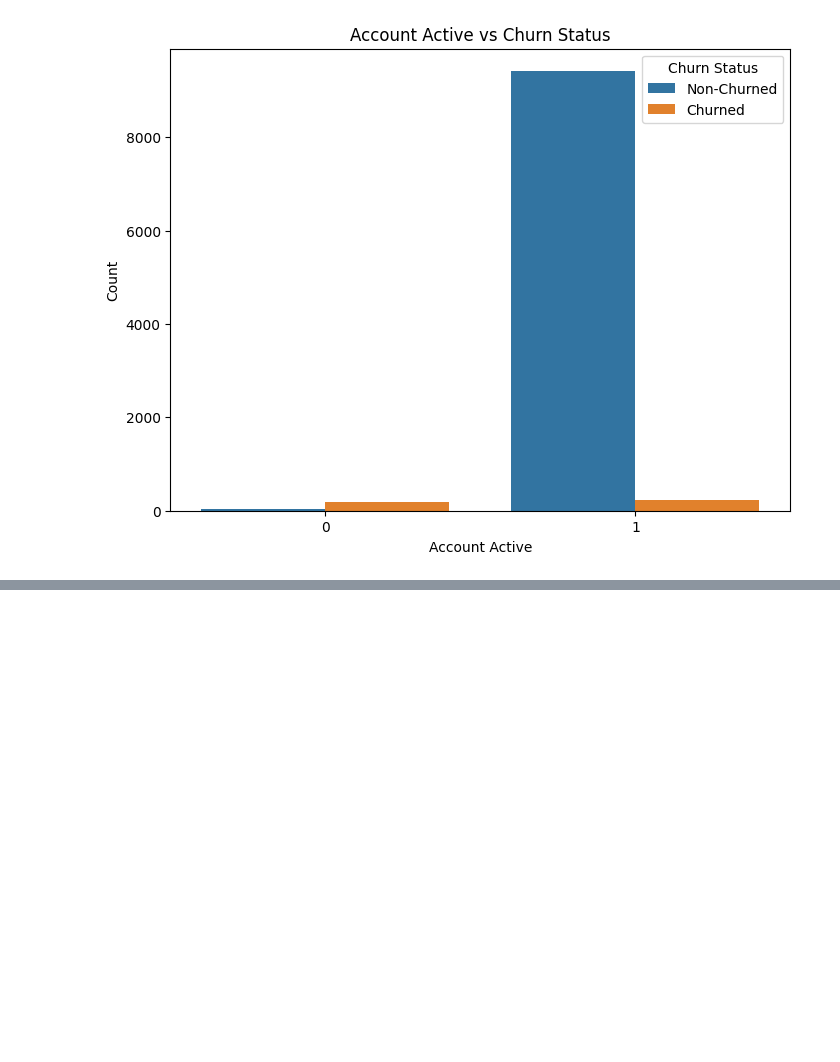
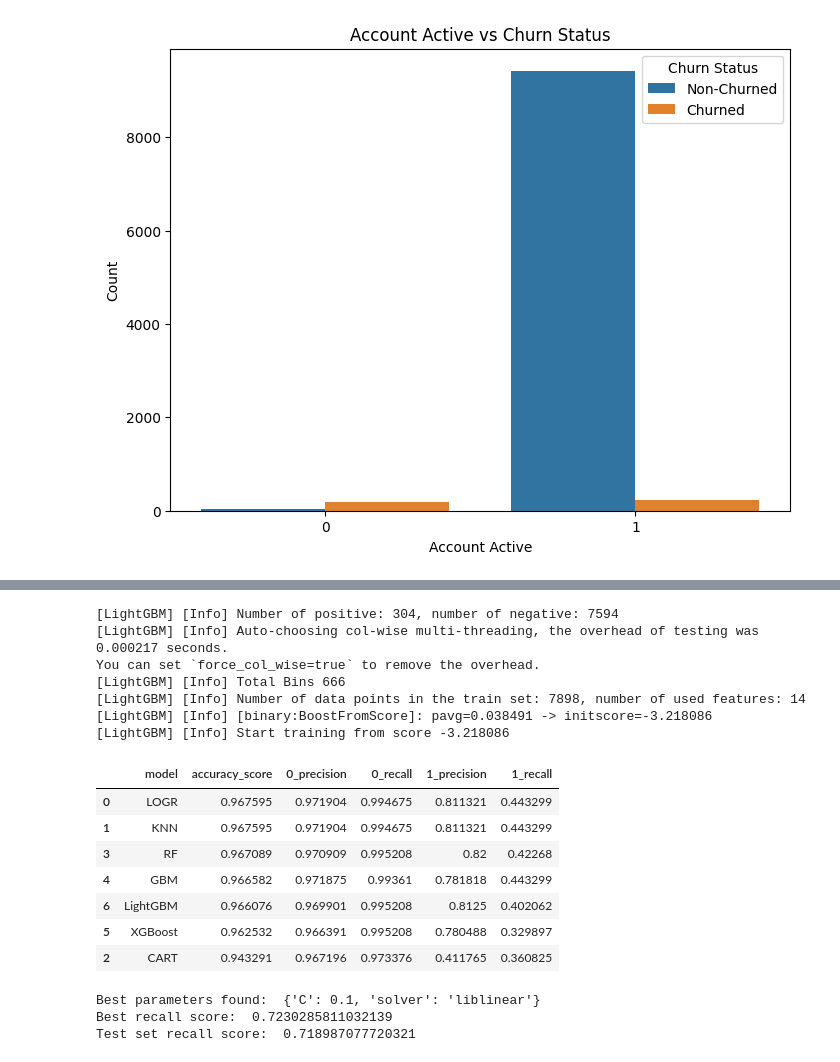
Before and after one commit to andrew250402/DSA3101-Project, a Jupyter notebook: Abu/Churn_Prediction.ipynb, the cells around one changed output, grey strips where cells are left out. Saved outputs shown, nothing was run; the diff lists cells and outputs as text; code cells hidden in the pictures; blank space fills up the shorter version.

```diff
--- a/Abu/Churn_Prediction.ipynb
+++ b/Abu/Churn_Prediction.ipynb
@@ -158,0 +188,68 @@ plt.show()
+# %%
+models = []
+models.append(('LOGR',LogisticRegression()))
+models.append(('KNN',KNeighborsClassifier()))
+models.append(('CART',DecisionTreeClassifier()))
+models.append(('RF',RandomForestClassifier()))
+models.append(('GBM',GradientBoostingClassifier()))
+models.append(('XGBoost',XGBClassifier()))
+models.append(('LightGBM',LGBMClassifier()))
+
+df_result = pd.DataFrame(columns=["model","accuracy_score","0_precision","0_recall","1_precision","1_recall"])
+index = 0
+for name,model in models:
+    model.fit(X_train,y_train)
+    y_pred = model.predict(X_test)
+    score = accuracy_score(y_test,y_pred)
+    class_report = classification_report(y_test,y_pred,digits=2,output_dict=True)
+    zero_report = class_report['0']
+    one_report = class_report['1']
+    df_result.loc[index, ['model', 'accuracy_score', '0_precision', '0_recall', '1_precision', '1_recall']] = [
+    name, score, zero_report['precision'], zero_report['recall'], one_report['precision'], one_report['recall']]
+    index += 1
+df_result.sort_values("accuracy_score",ascending=False)
+# %% [output]
+[LightGBM] [Info] Number of positive: 304, number of negative: 7594
+[LightGBM] [Info] Auto-choosing col-wise multi-threading, the overhead of testing was 0.000217 seconds.
+You can set `force_col_wise=true` to remove the overhead.
+[LightGBM] [Info] Total Bins 666
+[LightGBM] [Info] Number of data points in the train set: 7898, number of used features: 14
+[LightGBM] [Info] [binary:BoostFromScore]: pavg=0.038491 -> initscore=-3.218086
+[LightGBM] [Info] Start training from score -3.218086
+|  | model | accuracy_score | 0_precision | 0_recall | 1_precision | 1_recall |
+| 0 | LOGR | 0.967595 | 0.971904 | 0.994675 | 0.811321 | 0.443299 |
+| 1 | KNN | 0.967595 | 0.971904 | 0.994675 | 0.811321 | 0.443299 |
+| 3 | RF | 0.967089 | 0.970909 | 0.995208 | 0.82 | 0.42268 |
+| 4 | GBM | 0.966582 | 0.971875 | 0.99361 | 0.781818 | 0.443299 |
+| 6 | LightGBM | 0.966076 | 0.969901 | 0.995208 | 0.8125 | 0.402062 |
+| 5 | XGBoost | 0.962532 | 0.966391 | 0.995208 | 0.780488 | 0.329897 |
+| 2 | CART | 0.943291 | 0.967196 | 0.973376 | 0.411765 | 0.360825 |
+# %%
+logr_model = LogisticRegression(max_iter=1000)
+
+# Define the parameter grid
+param_grid = {
+    'C': [0.1, 1, 10, 100],
+    'solver': ['newton-cg', 'lbfgs', 'liblinear']
+}
+
+# Define the scoring metric
+scorer = make_scorer(recall_score, average='macro')
+
+# Perform GridSearchCV
+grid_search = GridSearchCV(logr_model, param_grid, scoring=scorer, cv=5)
+grid_search.fit(X_train, y_train)
+
+# Print the best parameters and best recall score
+print("Best parameters found: ", grid_search.best_params_)
+print("Best recall score: ", grid_search.best_score_)
+
+# Evaluate on the test set
+best_model = grid_search.best_estimator_
+y_pred = best_model.predict(X_test)
+test_recall = recall_score(y_test, y_pred, average='macro')
+print("Test set recall score: ", test_recall)
+# %% [output]
+Best parameters found:  {'C': 0.1, 'solver': 'liblinear'}
+Best recall score:  0.7230285811032139
+Test set recall score:  0.718987077720321
```
Also changed, not shown: parts of 8 cells of this notebook.
